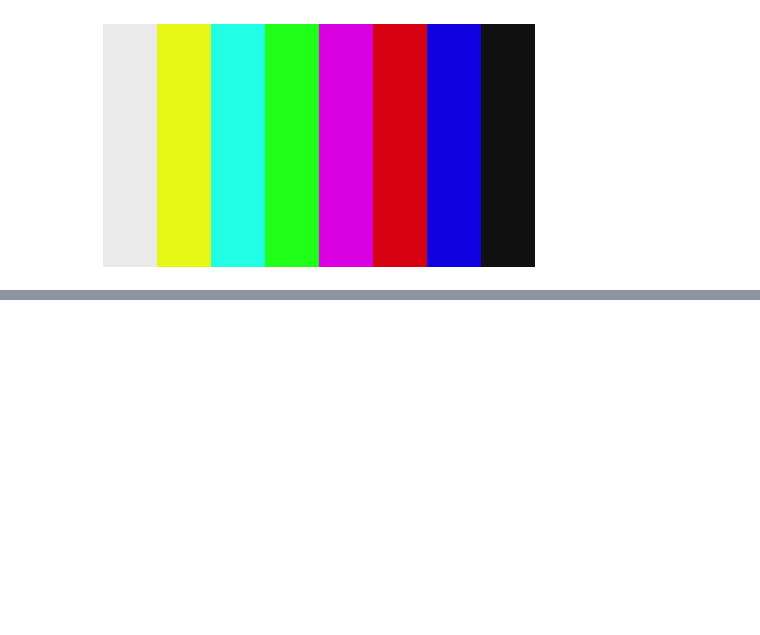
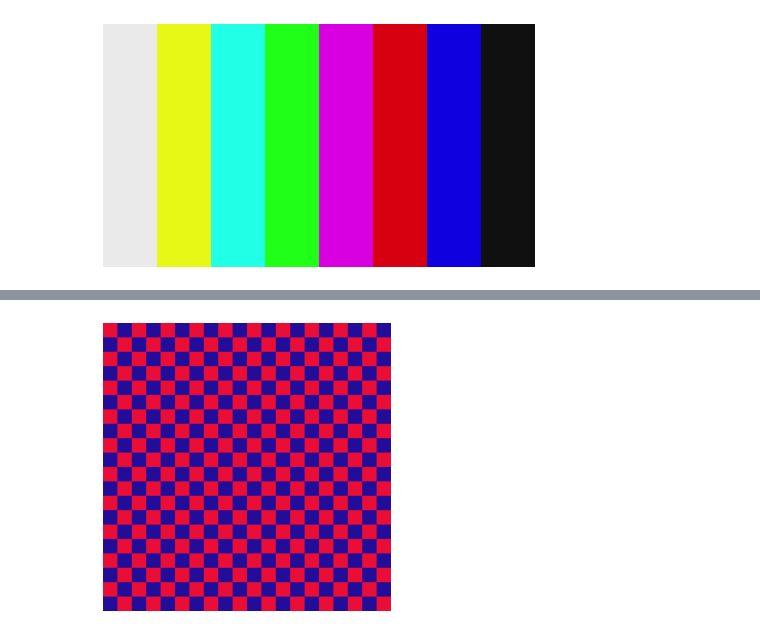
Before and after one commit to kabirz/python-learn, a Jupyter notebook: numpy/image_yuv.ipynb, the cells around one changed output, grey strips where cells are left out. Saved outputs shown, nothing was run; the diff lists cells and outputs as text; code cells hidden in the pictures; blank space fills up the shorter version.

```diff
--- a/numpy/image_yuv.ipynb
+++ b/numpy/image_yuv.ipynb
@@ -199,0 +238,12 @@ show_image(rgb)
+# %%
+b = np.array([234,13,54], dtype=np.uint8)
+b = np.tile(b, (10, 10, 1))
+w = np.array([34,13,154], dtype=np.uint8)
+w = np.tile(w, (10, 10, 1))
+s1 = np.hstack((b, w))
+s2 = np.hstack((w, b))
+s = np.vstack((s1, s2))
+s = np.tile(s, (10, 10, 1))
+show_image(s)
+# %% [output]
+[figure, added]
```
Also changed, not shown: parts of 8 cells of this notebook, 6 other files.
